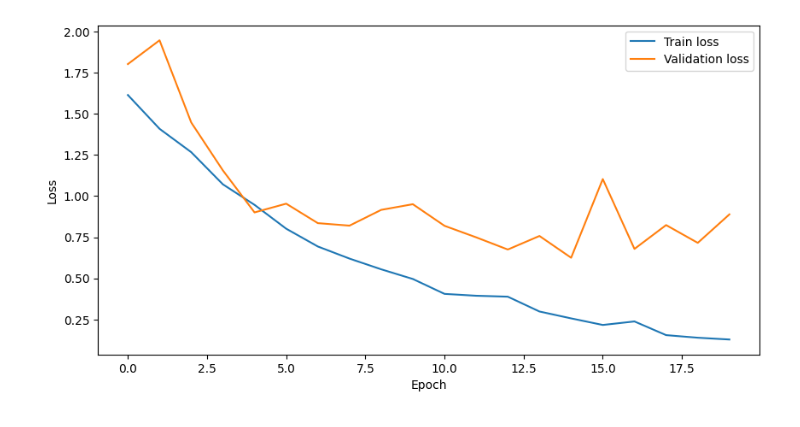
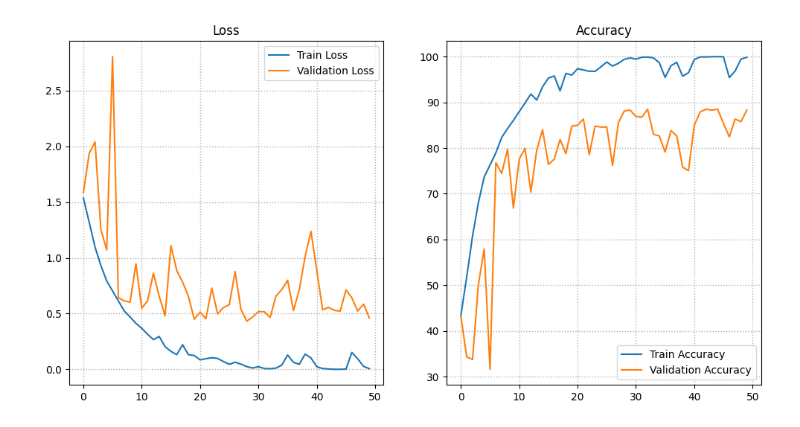
Before and after one commit to jharake/Food_Item_Recognition, a Jupyter notebook: main.ipynb, the cells around one changed output. Cells and saved outputs as stored; diff of their text form; code cells hidden in the pictures.

```diff
--- a/main.ipynb
+++ b/main.ipynb
@@ -7,7 +7,7 @@ from torch.utils.data import random_split, DataLoader, TensorDataset
 
 # Define the transformation
 transform = transforms.Compose([
-    transforms.Resize((224, 224)),  # Resize images to 256x256
+    transforms.Resize((256, 256)),  # Resize images to 256x256
     transforms.ToTensor(),  # Convert images to PyTorch tensors
 ])
 
@@ -46,15 +46,15 @@ labels = labels - 1
 dataset = TensorDataset(data, labels)
 
 # Define the size of the validation set
-val_size = int(len(dataset) * 0.2)  # 20% for validation
+val_size = int(len(dataset) * 0.1)  # 20%
 train_size = len(dataset) - val_size
 
 # Split the dataset into training and validation sets
 train_dataset, val_dataset = random_split(dataset, [train_size, val_size])
 # %%
 # Create DataLoaders for the training and validation sets
-train_dataloader = DataLoader(train_dataset, batch_size=32, shuffle=True)
-val_dataloader = DataLoader(val_dataset, batch_size=32)
+train_dataloader = DataLoader(train_dataset, batch_size=64, shuffle=True)
+val_dataloader = DataLoader(val_dataset, batch_size=64)
 
 # Print the sizes of the training and validation sets
 print('Training set size:', len(train_dataset))
@@ -249,6 +249,7 @@ from tqdm import tqdm
 
 def fit(model, train_loader, val_loader, loss_function, optimizer, epochs):
     history = {'train_loss': [], 'val_loss': [], 'train_accuracy': [], 'val_accuracy': []}
+    best_val_loss = float('inf')
 
     for epoch in range(epochs):
         # Training phase
@@ -292,6 +293,12 @@ def fit(model, train_loader, val_loader, loss_function, optimizer, epochs):
                 val_total += labels.size(0)
                 val_correct += (predicted == labels).sum().item()
 
+        val_loss = np.mean(val_losses)
+
+        if val_loss < best_val_loss:
+            best_val_loss = val_loss
+            torch.save(model.state_dict(), 'models/best_model.pth')
+
         train_loss = np.mean(train_losses)
         val_loss = np.mean(val_losses)
         train_accuracy = 100 * train_correct / train_total
@@ -313,8 +320,8 @@ if torch.cuda.is_available():
 
 # Define the loss function and optimizer
 loss_function = nn.CrossEntropyLoss()
-optimizer = torch.optim.Adam(model.parameters(), lr=0.001)
+optimizer = torch.optim.Adam(model.parameters(), lr=0.0008)
 
 # Train the model
-history = fit(model, train_dataloader, val_dataloader, loss_function, optimizer, epochs=20)
+history = fit(model, train_dataloader, val_dataloader, loss_function, optimizer, epochs=50)
 # %% [output]
@@ -334,23 +341,25 @@ Epoch [12/20], Train Loss: 0.3943424571392148, Val Loss: 0.7490277787049612, Tra
 # %%
 # Plot the training and validation loss and accuracy in another graph
 
 import matplotlib.pyplot as plt
 
 def plot_training_history(history):
     fig, (ax1, ax2) = plt.subplots(1, 2, figsize=(12, 6))
 
     ax1.plot(history['train_loss'], label='Train Loss')
     ax1.plot(history['val_loss'], label='Validation Loss')
     ax1.set_title('Loss')
     ax1.legend()
+    ax1.grid(which='both', linestyle=':', linewidth=1)
 
     ax2.plot(history['train_accuracy'], label='Train Accuracy')
     ax2.plot(history['val_accuracy'], label='Validation Accuracy')
     ax2.set_title('Accuracy')
     ax2.legend()
+    ax2.grid(which='both', linestyle=':', linewidth=1)
 
     plt.show()
 
 plot_training_history(history)
 # %% [output]
-[figure, old version]
+[figure, new version]
```
Also changed, not shown: parts of 6 cells of this notebook, 1 other file.
